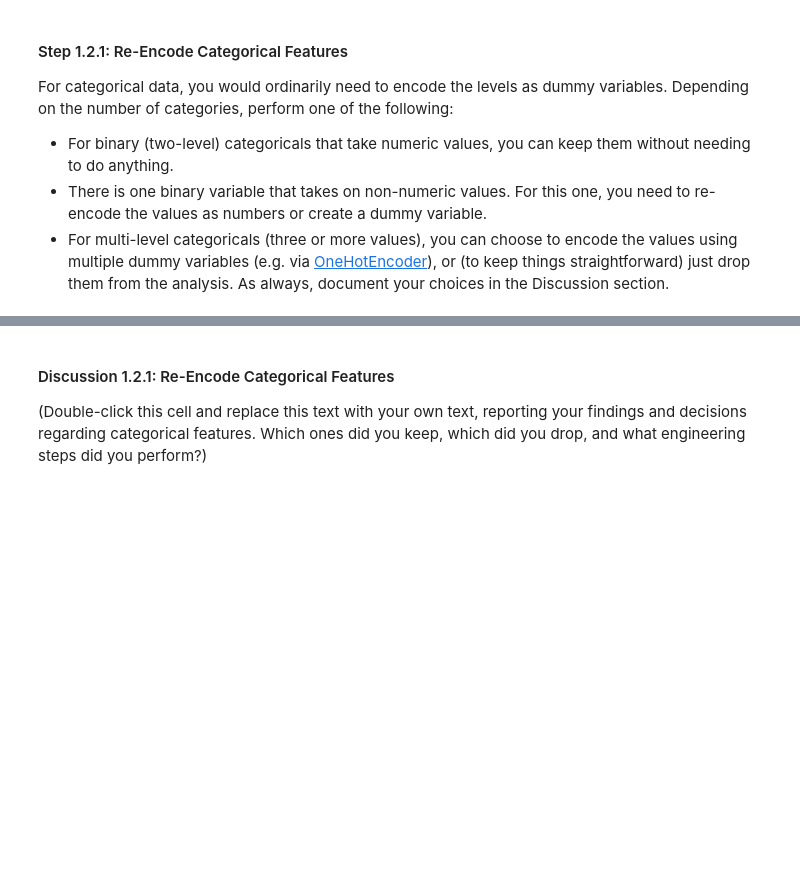
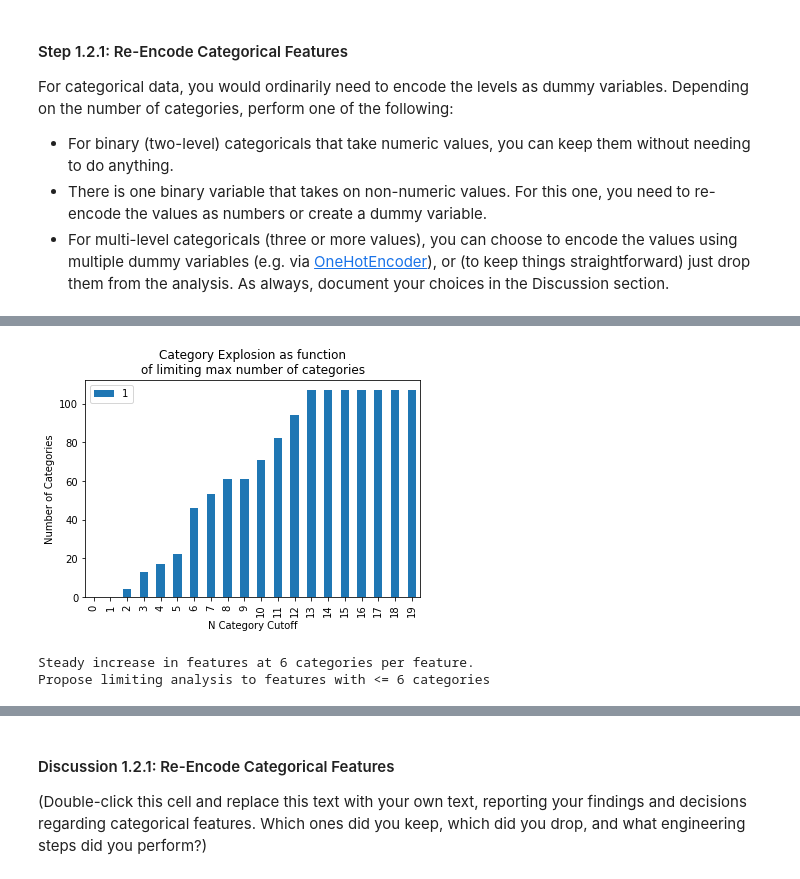
Before and after one commit to amcumber/udacity-identify-customer-segments, a Jupyter notebook: Identify_Customer_Segments.ipynb, the cells around one changed output, grey strips where cells are left out. Cells and saved outputs as stored; diff of their text form; code cells hidden in the pictures; blank space fills up the shorter version.

```diff
--- a/Identify_Customer_Segments.ipynb
+++ b/Identify_Customer_Segments.ipynb
@@ -358,3 +480,14 @@ For categorical data, you would ordinarily need to encode the levels as dummy va
 # %%
 # Assess categorical variables: which are binary, which are multi-level, and
 # which one needs to be re-encoded?
+# %%
+def get_categorical_cols(feat_info, data, *, cat_type='categorical') -> list:
+    """Gather Categorical Columns that exist in data"""
+    cat_info = feat_info.query(f'type == "{cat_type}"')
+    cat_keys = cat_info['attribute'].values
+    cat_keys = [col for col in cat_keys if col in data.columns]
+    return cat_keys
+
+def get_num_categories(df, cat_keys):
+    """Return number of categories per list of keys, `cat_keys`"""
+    return pd.Series({col: len(df[col].unique()) for col in cat_keys}, name='n_categories')
@@ -361,2 +573,18 @@ For categorical data, you would ordinarily need to encode the levels as dummy va
 # %%
 # Re-encode categorical variable(s) to be kept in the analysis.
+# %%
+ax = pd.DataFrame([(i, n_cats[n_cats<=i].sum()) for i in range(20)]).plot(x=0, kind='bar')
+ax.set_xlabel('N Category Cutoff')
+ax.set_ylabel('Number of Categories')
+ax.set_title('Category Explosion as function\nof limiting max number of categories')
+
+plt.show()
+# %% [output]
+[figure, added]
+# %%
+upper_cutoff = 6
+print(f'Steady increase in features at {upper_cutoff} categories per feature.')
+print(f'Propose limiting analysis to features with <= {upper_cutoff} categories')
+# %% [output]
+Steady increase in features at 6 categories per feature.
+Propose limiting analysis to features with <= 6 categories
```
Also changed, not shown: parts of 36 cells of this notebook.
